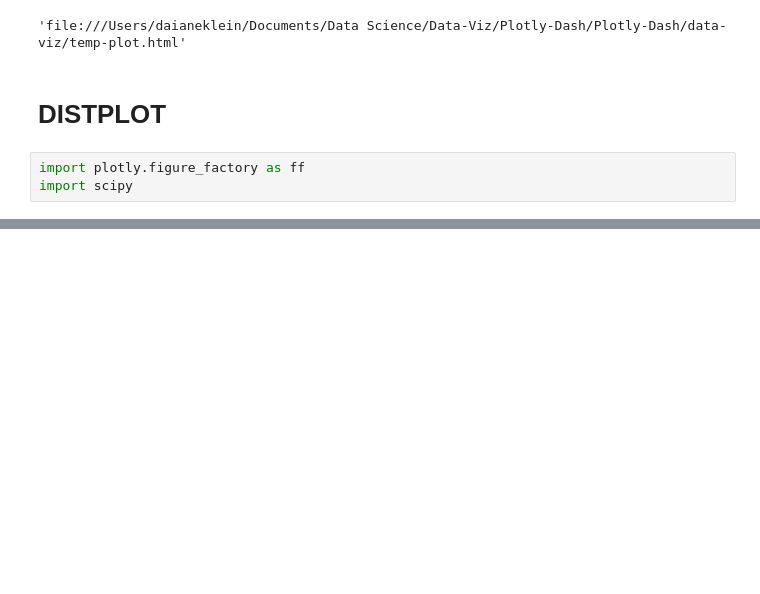
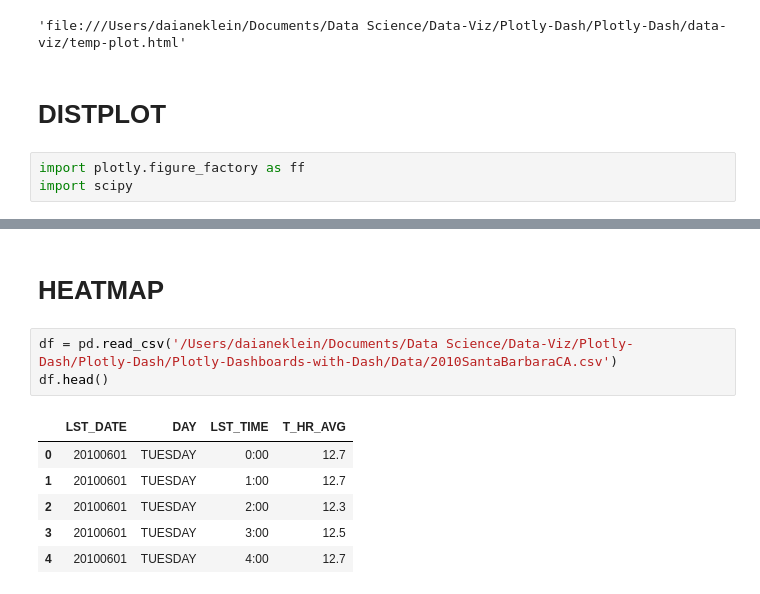
Before and after one commit to daianeklein/data-viz, a Jupyter notebook: basic.ipynb, the cells around one changed output, grey strips where cells are left out. Cells and saved outputs as stored; diff of their text form; blank space fills up the shorter version.

Commit message:
update plotly basics

```diff
--- a/basic.ipynb
+++ b/basic.ipynb
@@ -382,0 +400,12 @@ ImportError: FigureFactory.create_distplot requires scipy
+# %% [markdown]
+# HEATMAP
+# %%
+df = pd.read_csv('/Users/daianeklein/Documents/Data Science/Data-Viz/Plotly-Dash/Plotly-Dash/Plotly-Dashboards-with-Dash/Data/2010SantaBarbaraCA.csv')
+df.head()
+# %% [output]
+|  | LST_DATE | DAY | LST_TIME | T_HR_AVG |
+| 0 | 20100601 | TUESDAY | 0:00 | 12.7 |
+| 1 | 20100601 | TUESDAY | 1:00 | 12.7 |
+| 2 | 20100601 | TUESDAY | 2:00 | 12.3 |
+| 3 | 20100601 | TUESDAY | 3:00 | 12.5 |
+| 4 | 20100601 | TUESDAY | 4:00 | 12.7 |
```
Also changed, not shown: parts of 10 cells of this notebook.
